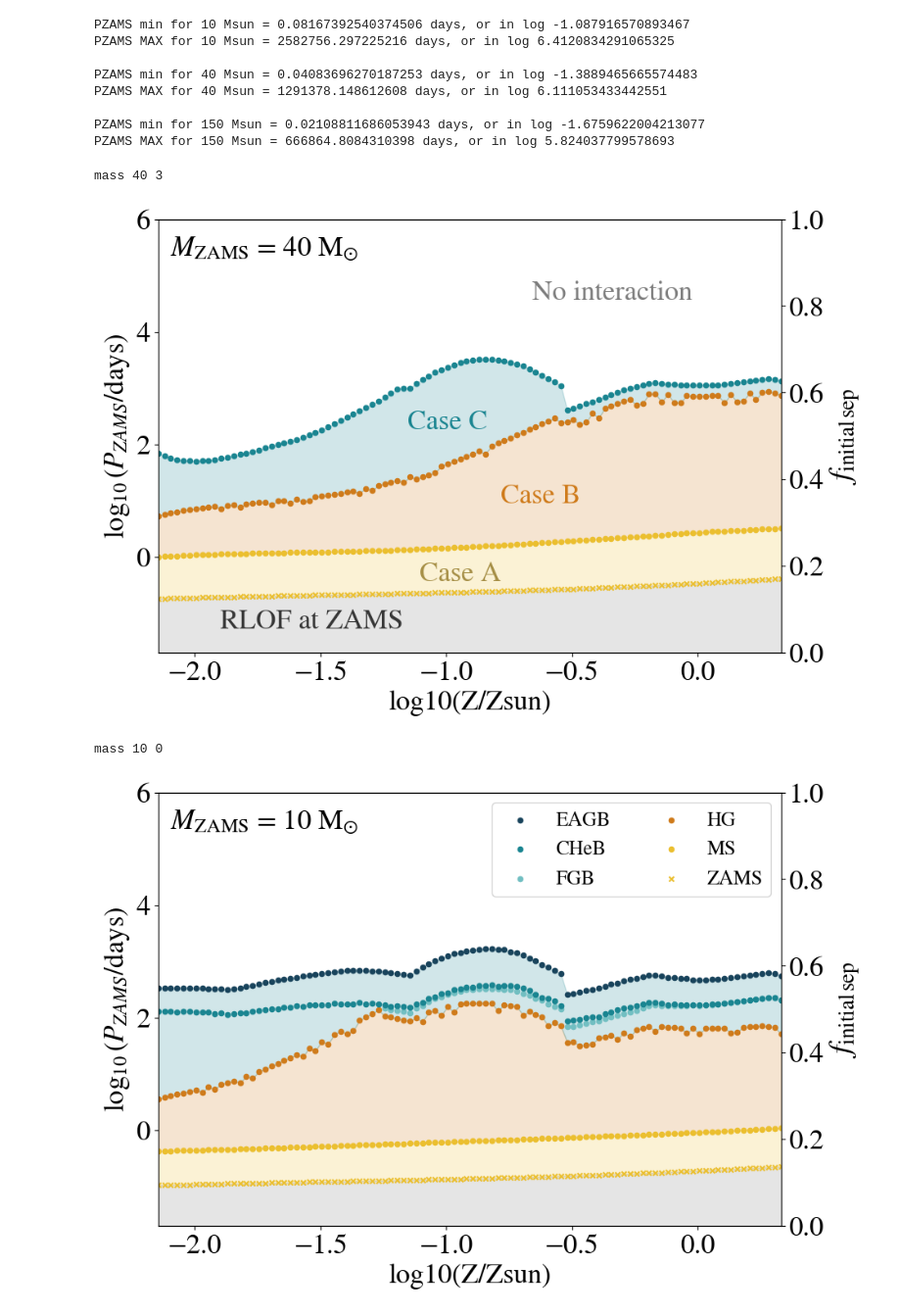
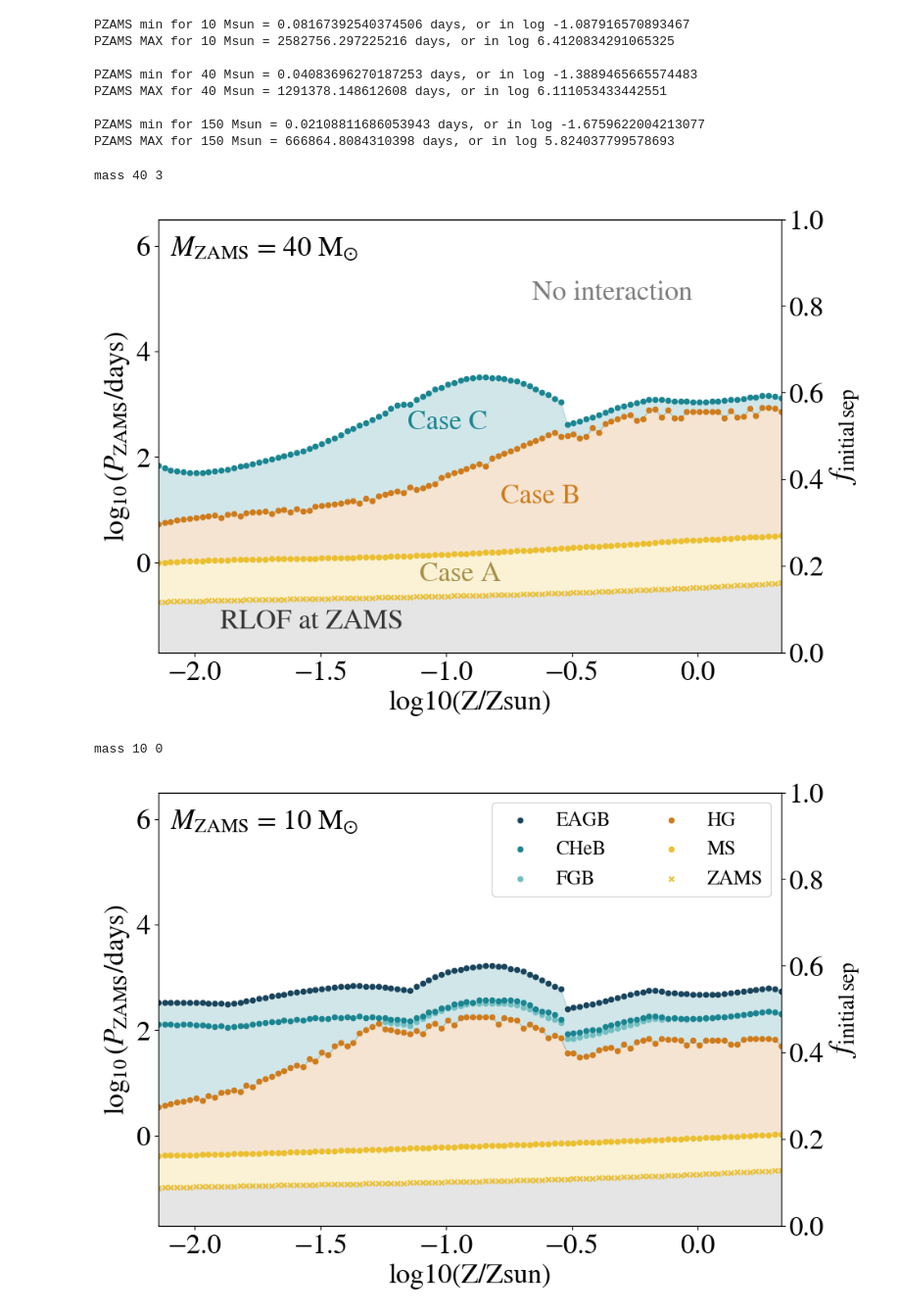
Before and after one commit to LiekeVanSon/ZdependentFormEff, a Jupyter notebook: code/MaxR_andP_cases.ipynb, the cells around one changed output. Shown at 98% size. Drawn from its saved outputs; the diff is of its cells as text; code cells hidden in the pictures.

Commit message:
update plot ylim

```diff
--- a/code/MaxR_andP_cases.ipynb
+++ b/code/MaxR_andP_cases.ipynb
@@ -375,34 +375,34 @@ def plot_PZAMS_CaseABC(mass, show_legend = True, show_annotations = False):
             ha = 'left', va = 'bottom', size = 25)
 
 
     if show_annotations:
         ax.text(0.1, 0.07, 'RLOF at ZAMS', ha='left', va='center', c = '#363636', size = 25, transform=ax.transAxes)
         ax.text(0.42, 0.18, 'Case A ', ha='left', va='center', c = '#a68f46', size = 25, transform=ax.transAxes)
         ax.text(0.55, 0.36,'Case B', ha='left', va='center', c = '#cf7b1b',size = 25, transform=ax.transAxes)
         ax.text(0.4, 0.53, 'Case C', ha='left', va='center', c = '#1a8591', size = 25, transform=ax.transAxes)
         ax.text(0.6, 0.83, 'No interaction', ha='left', va='center', c = '#7d7d7d', size = 25, transform=ax.transAxes)
 
     # Plotvalues
     if show_legend:
         handles, labels = ax.get_legend_handles_labels() # Reverse legend order
         ax.legend(handles[::-1], labels[::-1], loc = 'upper right', ncols = 2)
     ax.set_xlabel('log10(Z/Zsun)')
     ax.set_xlim(np.log10(1e-4/0.014), np.log10(0.03/0.014))
-    ax.set_ylim(-1.7, 6)
-    ax.set_ylabel('$\log_{10} (P_{ZAMS}$/days)')
+    ax.set_ylim(-1.7, 6.5)
+    ax.set_ylabel('$\log_{10} (P_{\mathrm{ZAMS}}$/days)')
     # plt.savefig(proj_dir + f'/plots/MaxR_Type_perZ_M{mass}_{var_name}_{version}.pdf',bbox_inches='tight')
 
     # Make a plot dir in the data dir if it doesnt exist yet
     if not os.path.exists(f'{root_out_dir}/plots/'):
         os.makedirs(f'{root_out_dir}/plots/')
     plt.savefig(f'../plots/PZAMS_Type_perZ_M{mass}.pdf',bbox_inches='tight')
 
     plt.show()
 
 plot_PZAMS_CaseABC(40, show_legend = False, show_annotations = True)
 plot_PZAMS_CaseABC(10)
 # %% [output]
 mass 40 3
-[figure, old version]
+[figure, new version]
 mass 10 0
-[figure, old version]
+[figure, new version]
```
Also changed, not shown: 2 other files.
